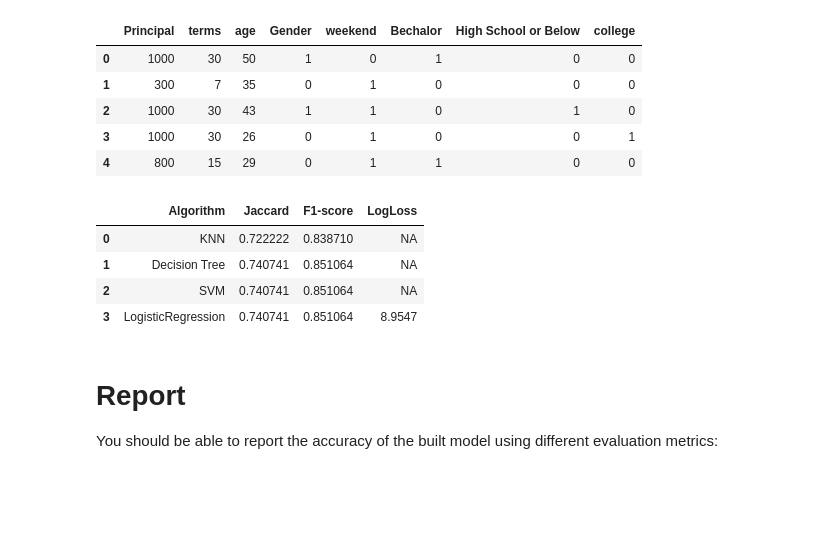
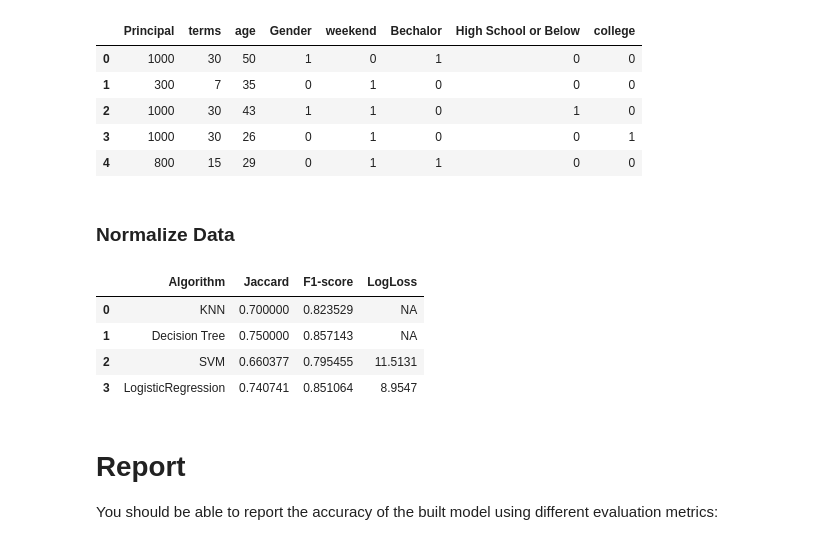
Before and after one commit to anmol4210/machine-learning-ibm, a Jupyter notebook: Final Notebook.ipynb, the cells around one changed output. Saved outputs shown, nothing was run; the diff lists cells and outputs as text; code cells hidden in the pictures; blank space fills up the shorter version.

```diff
--- a/Final Notebook.ipynb
+++ b/Final Notebook.ipynb
@@ -271,5 +258,5 @@ Data Standardization give data zero mean and unit variance (technically should b
 # %%
-X = preprocessing.StandardScaler().fit(X).transform(X)
+X = SC.transform(X)
 X[0:5]
 # %% [output]
 array([[ 0.51578458,  0.92071769,  2.33152555, -0.42056004, -1.20577805,
@@ -393,6 +380,6 @@ plt.show()
 # %% [markdown]
 ### Train at best depth
 # %%
-decisionTree = DecisionTreeClassifier(criterion="entropy", max_depth = 2)
+decisionTree = DecisionTreeClassifier(criterion="gini", max_depth = 4,splitter='best',min_samples_split=15)
 decisionTree.fit(X,y)
 # %% [output]
@@ -469,6 +456,6 @@ plt.show()
 # %% [markdown]
 ### Train at the best kernel
 # %%
-LR = LogisticRegression(C=0.00001, solver='sag')
+LR = LogisticRegression(C=0.1, solver='lbfgs')
 LR.fit(X,y)
 # %% [output]
@@ -550,28 +537,32 @@ test_Feature.head()
 | 2 | 1000 | 30 | 43 | 1 | 1 | 0 | 1 | 0 |
 | 3 | 1000 | 30 | 26 | 0 | 1 | 0 | 0 | 1 |
 | 4 | 800 | 15 | 29 | 0 | 1 | 1 | 0 | 0 |
+# %% [markdown]
+### Normalize Data
+# %%
+test_Feature = SC.transform(test_Feature)
 # %%
 models={'KNN':neigh,'Decision Tree':decisionTree,'SVM':clf_svm,'LogisticRegression':LR}
 output = {'Algorithm':[],'Jaccard':[],'F1-score':[],'LogLoss':[]}
 for model_name,model in models.items():
     prediction = model.predict(test_Feature)
     f1 = f1_score(y_test, prediction)
     jad = jaccard_score(y_test, prediction)
     logls = log_loss(y_test, prediction)
     output['Algorithm'].append(model_name)
     output['Jaccard'].append(jad)
     output['F1-score'].append(f1)
-    if model_name=='LogisticRegression':
+    if model_name=='LogisticRegression' or model_name=='SVM':
         output['LogLoss'].append(logls)
     else:
         output['LogLoss'].append('NA')
 output_df = pd.DataFrame(output)
 output_df.head()
 # %% [output]
 |  | Algorithm | Jaccard | F1-score | LogLoss |
-| 0 | KNN | 0.722222 | 0.838710 | NA |
-| 1 | Decision Tree | 0.740741 | 0.851064 | NA |
-| 2 | SVM | 0.740741 | 0.851064 | NA |
+| 0 | KNN | 0.700000 | 0.823529 | NA |
+| 1 | Decision Tree | 0.750000 | 0.857143 | NA |
+| 2 | SVM | 0.660377 | 0.795455 | 11.5131 |
 | 3 | LogisticRegression | 0.740741 | 0.851064 | 8.9547 |
 # %% [markdown]
 # Report
```
Also changed, not shown: parts of 9 cells of this notebook.
